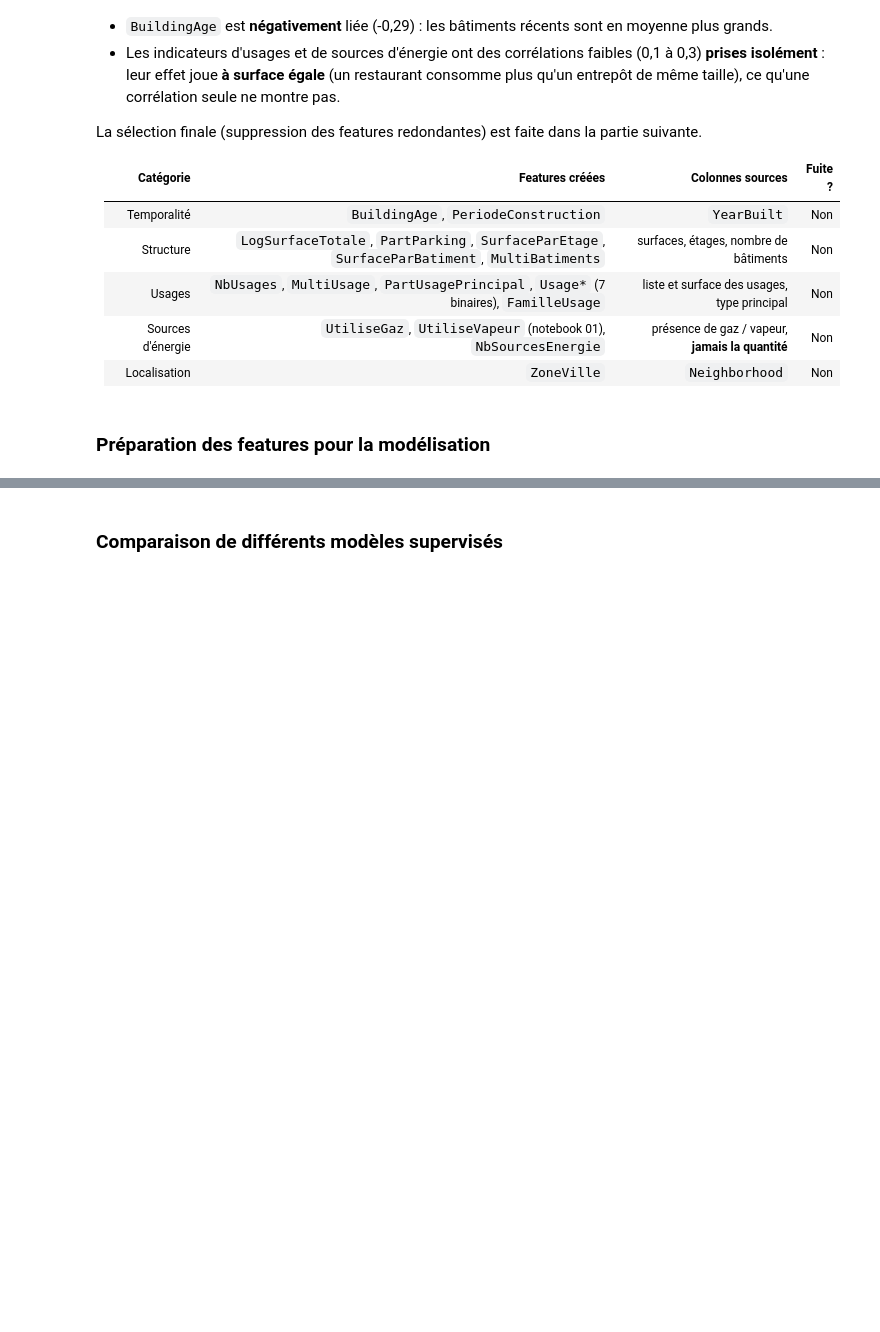
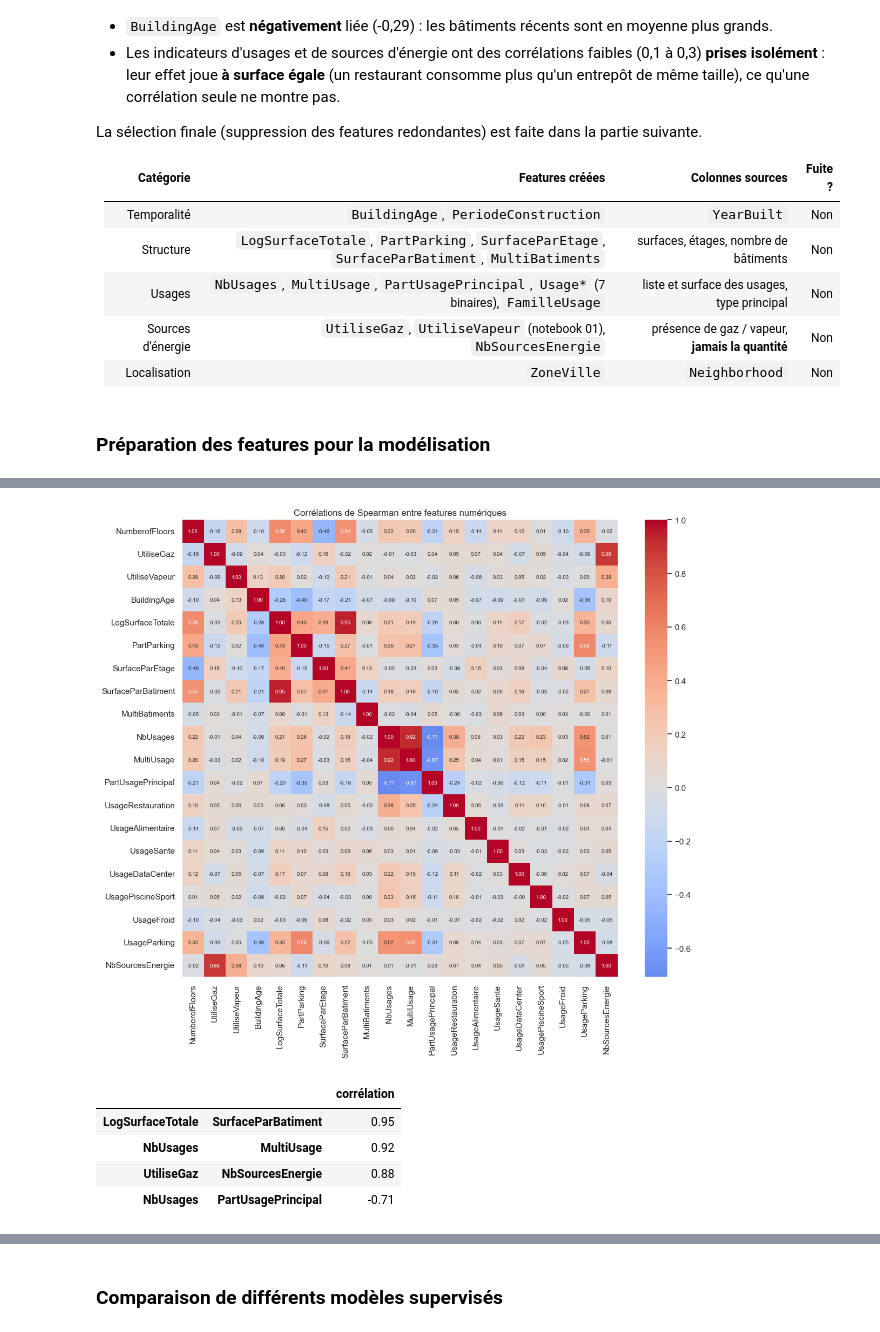
Before and after one commit to Txmwalker/anticipez-consommation-batiments, a Jupyter notebook: notebooks/02_modelisation.ipynb, the cells around one changed output, grey strips where cells are left out. Drawn from its saved outputs; the diff is of its cells as text; code cells hidden in the pictures; blank space fills up the shorter version.

```diff
--- a/notebooks/02_modelisation.ipynb
+++ b/notebooks/02_modelisation.ipynb
@@ -312,0 +590,17 @@ La sélection finale (suppression des features redondantes) est faite dans la pa
+# %%
+numeriques = data.drop(columns=cible).select_dtypes("number")
+corr = numeriques.corr(method="spearman")
+fig, ax = plt.subplots(figsize=(13, 11))
+sns.heatmap(corr, annot=True, fmt=".2f", cmap="coolwarm", center=0, annot_kws={"size": 7}, ax=ax)
+ax.set_title("Corrélations de Spearman entre features numériques")
+plt.show()
+
+paires = corr.where(np.triu(np.ones(corr.shape, dtype=bool), k=1)).stack()
+paires[paires.abs() > 0.7].sort_values(ascending=False).round(2).to_frame("corrélation")
+# %% [output]
+[figure, added]
+|  |  | corrélation |
+| LogSurfaceTotale | SurfaceParBatiment | 0.95 |
+| NbUsages | MultiUsage | 0.92 |
+| UtiliseGaz | NbSourcesEnergie | 0.88 |
+| NbUsages | PartUsagePrincipal | -0.71 |
```
Also changed, not shown: parts of 46 cells of this notebook, 2 other files.
